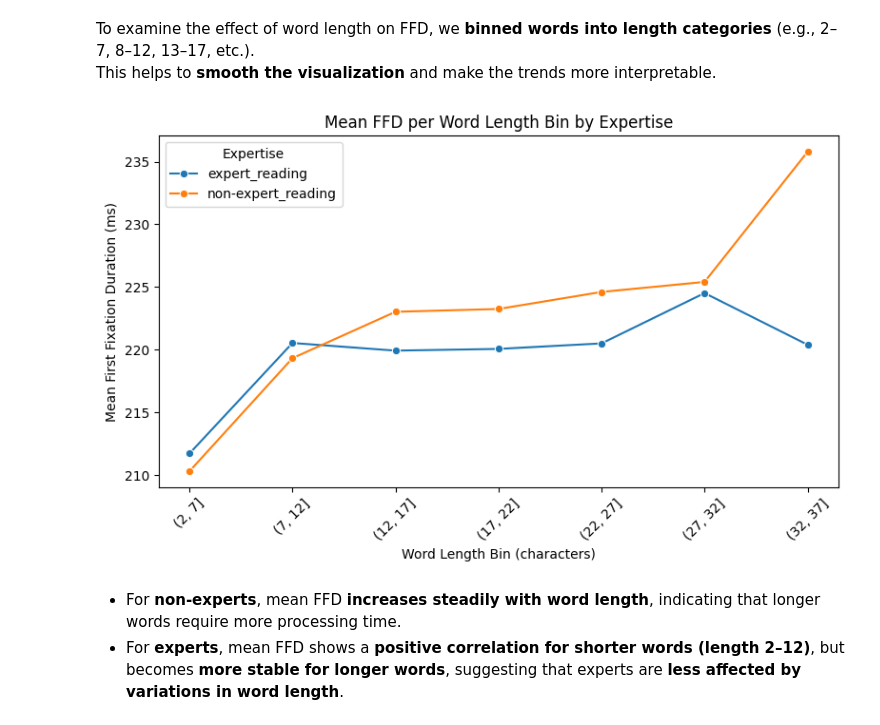
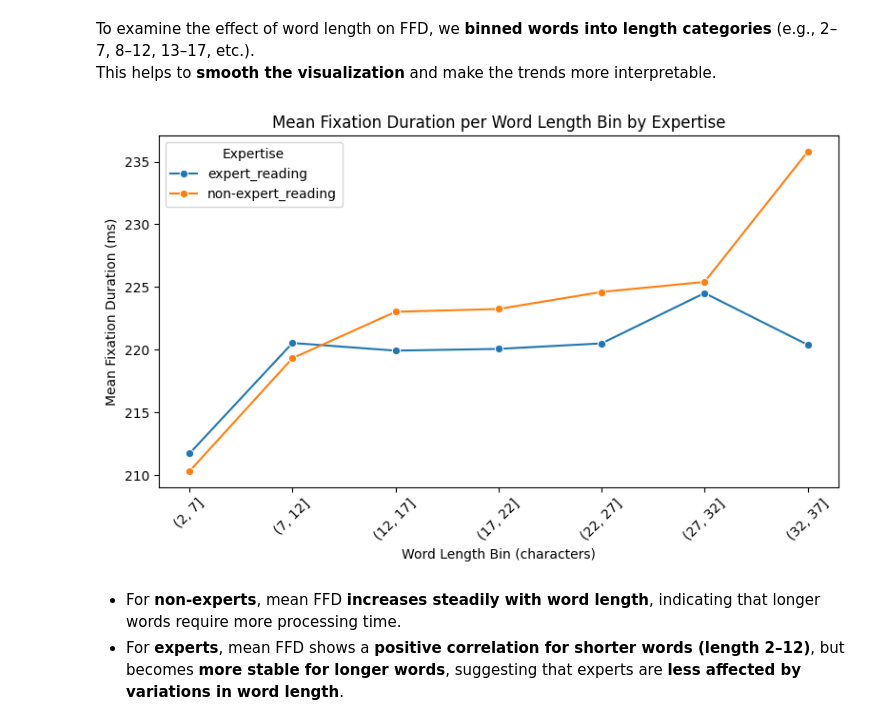
Before and after one commit to snamazova/potec_modelling, a Jupyter notebook: potec_modelling.ipynb, the cells around one changed output. Saved outputs shown, nothing was run; the diff lists cells and outputs as text; code cells hidden in the pictures.

```diff
--- a/potec_modelling.ipynb
+++ b/potec_modelling.ipynb
@@ -527,30 +524,30 @@ This helps to **smooth the visualization** and make the trends more interpretabl
 # %%
 # Create word length bins (e.g., 1–5, 6–10, 11–15, etc.)
 bin_edges = np.arange(scanpath_analysis_df['word_length'].min(), scanpath_analysis_df['word_length'].max() + 6, 5)
 scanpath_analysis_df['word_length_bin'] = pd.cut(scanpath_analysis_df['word_length'], bins=bin_edges)
 
 # Compute mean FFD per bin and expertise
 mean_ffd = scanpath_analysis_df.groupby(['expert_reading_label', 'word_length_bin'], observed=True)['fixation_duration'].mean().reset_index()
 
 # Plot
 plt.figure(figsize=(8,5))
 sns.lineplot(
     data=mean_ffd,
     x=mean_ffd['word_length_bin'].astype(str),
     y='fixation_duration',
     hue='expert_reading_label',
     marker='o'
 )
 
 plt.xticks(rotation=45)
 plt.xlabel("Word Length Bin (characters)")
-plt.ylabel("Mean First Fixation Duration (ms)")
-plt.title("Mean FFD per Word Length Bin by Expertise")
+plt.ylabel("Mean Fixation Duration (ms)")
+plt.title("Mean Fixation Duration per Word Length Bin by Expertise")
 plt.legend(title="Expertise")
 plt.tight_layout()
 plt.show()
 # %% [output]
-[figure, old version]
+[figure, new version]
 # %% [markdown]
 - For **non-experts**, mean FFD **increases steadily with word length**, indicating that longer words require more processing time.
 - For **experts**, mean FFD shows a **positive correlation for shorter words (length 2–12)**, but becomes **more stable for longer words**, suggesting that experts are **less affected by variations in word length**.
```
Also changed, not shown: parts of 10 cells of this notebook.
